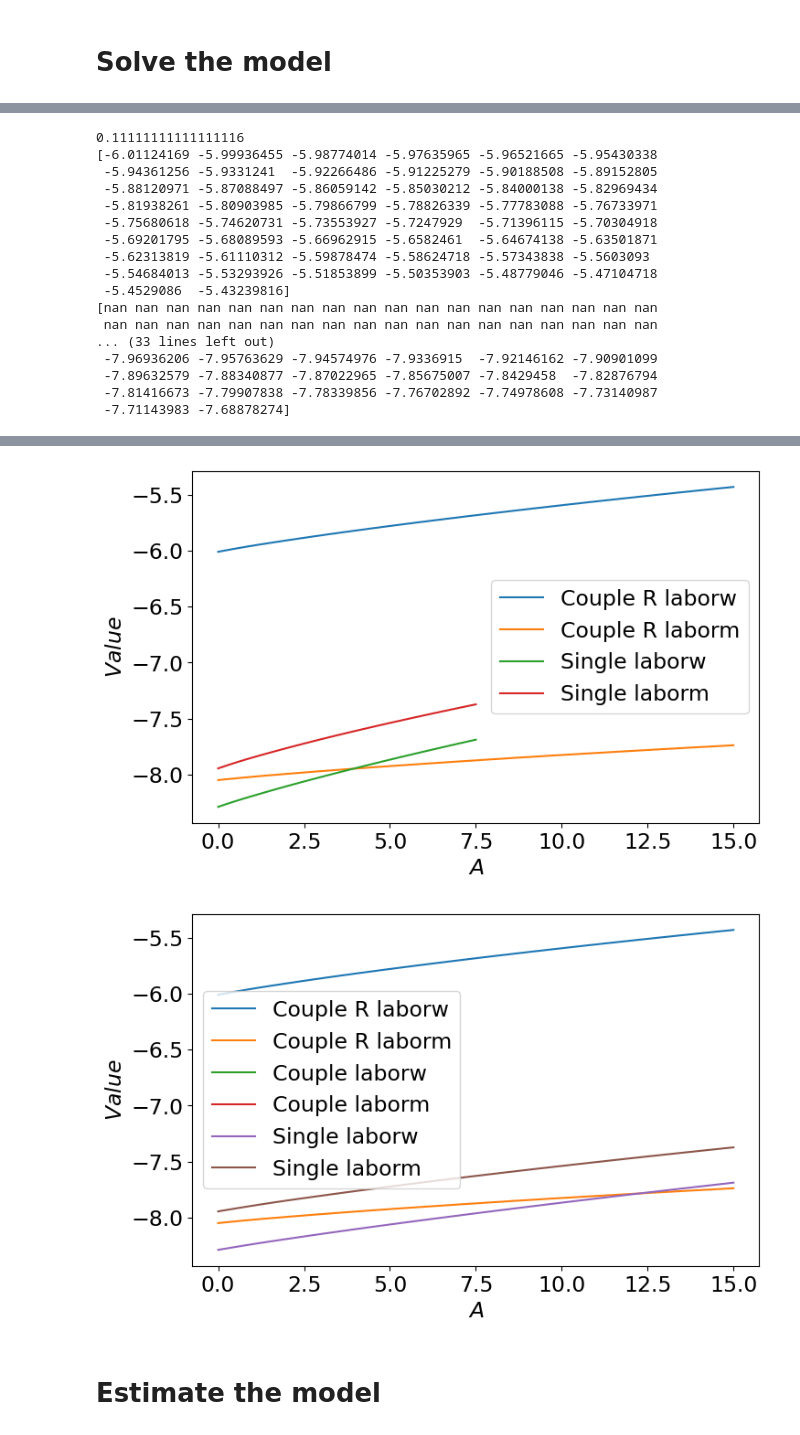
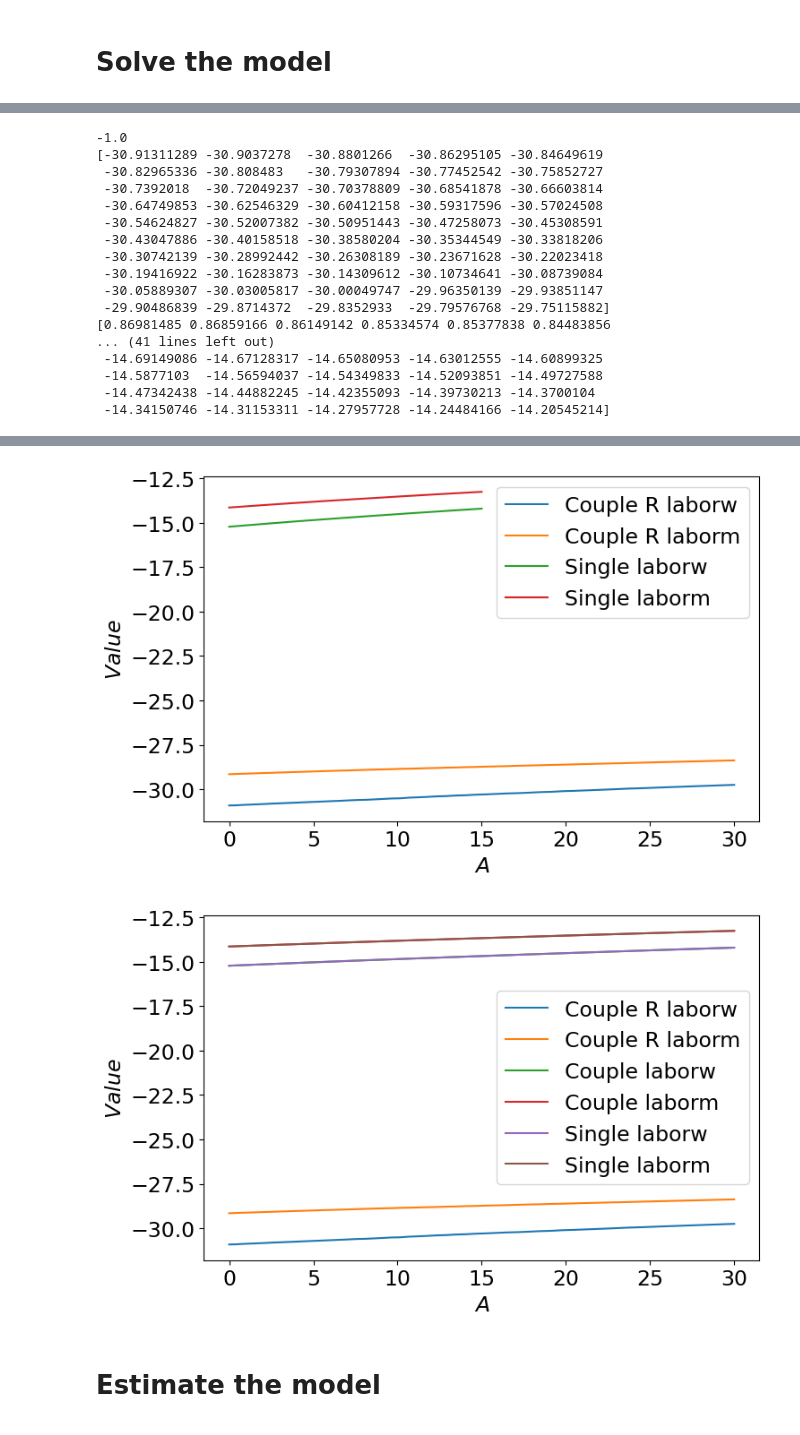
Before and after one commit to ThomasHJorgensen/LimitedCommitmentTest, a Jupyter notebook: Check_Estimate.ipynb, the cells around one changed output, grey strips where cells are left out. Saved outputs shown, nothing was run; the diff lists cells and outputs as text; code cells hidden in the pictures.

Commit message:
update initial barganing

```diff
--- a/Check_Estimate.ipynb
+++ b/Check_Estimate.ipynb
@@ -80,0 +36,20 @@ Wall time: 30min 18s
+# %%
+# compile c++ files
+#T = 20
+##sigma_HK = 0.5
+#sigma_HK_init = 1.0
+#sigma_love = 0.031
+specs = {}
+for T in [10 , 20 ]:
+    for sigma_HK in [0.1,0.5, 1.0]:
+        for sigma_HK_init in [0.1, 0.5, 1.0]:
+            for sigma_love in [0.031 , 0.0001]:
+                #print(T)
+                #specs = specs | {f'model NC, NO_HK_T{T}_sHK{sigma_HK}_initHK{sigma_HK_init}_SL{sigma_love}':{'latexname':'limited', 'par':{ 'T':T, 'sigma_HK':sigma_HK, 'sigma_HK_init': sigma_HK_init, 'sigma_love': sigma_love, 'do_HK': False, 'threads':threads,'bargaining':2}}}
+                specs.update({f'model_FC_NO_HK_T{T}_sHK{sigma_HK}_initHK{sigma_HK_init}_SL{sigma_love}':{'latexname':'limited', 'par':{ 'T':T, 'sigma_K':sigma_HK, 'sigma_K_init': sigma_HK_init, 'sigma_love': sigma_love, 'do_HK': False, 'threads':threads,'bargaining':0}}})
+                specs.update({f'model_LC_NO_HK_T{T}_sHK{sigma_HK}_initHK{sigma_HK_init}_SL{sigma_love}':{'latexname':'limited', 'par':{ 'T':T, 'sigma_K':sigma_HK, 'sigma_K_init': sigma_HK_init, 'sigma_love': sigma_love, 'do_HK': False, 'threads':threads,'bargaining':1}}})
+                specs.update({f'model_NC_NO_HK_T{T}_sHK{sigma_HK}_initHK{sigma_HK_init}_SL{sigma_love}':{'latexname':'limited', 'par':{ 'T':T, 'sigma_K':sigma_HK, 'sigma_K_init': sigma_HK_init, 'sigma_love': sigma_love, 'do_HK': False, 'threads':threads,'bargaining':2}}})
+print(specs)
+
+
+#sigma_HK_init er stort og T er mindre, det burde give, at initialt betyder noget ved FC, ellers er init_HK er kun en periode ud af 20 --> påvirker ikke barganing
@@ -241,11 +347,11 @@ power min [ 0.5  0.5  0.5  0.5  0.5  0.5  0.5 -1.  -1.  -1.  -1.  -1.  -1.  -1.
 # %%
-i_P = 20
+i_P = 8
 #i_P = 8
 i_A = 0
-i_L = 5
+i_L = 0
 i_t = 1
-i_HKw = 0
-i_HKm = 0
+i_HKw = 3
+i_HKm = 3
 t = i_t
 
 
@@ -358,20 +464,20 @@ ax.set_ylabel(f"$Value$")
 plt.legend()
 plt.show()
 # %% [output]
-0.11111111111111116
-[-6.01124169 -5.99936455 -5.98774014 -5.97635965 -5.96521665 -5.95430338
- -5.94361256 -5.9331241  -5.92266486 -5.91225279 -5.90188508 -5.89152805
- -5.88120971 -5.87088497 -5.86059142 -5.85030212 -5.84000138 -5.82969434
- -5.81938261 -5.80903985 -5.79866799 -5.78826339 -5.77783088 -5.76733971
- -5.75680618 -5.74620731 -5.73553927 -5.7247929  -5.71396115 -5.70304918
- -5.69201795 -5.68089593 -5.66962915 -5.6582461  -5.64674138 -5.63501871
- -5.62313819 -5.61110312 -5.59878474 -5.58624718 -5.57343838 -5.5603093
- -5.54684013 -5.53293926 -5.51853899 -5.50353903 -5.48779046 -5.47104718
- -5.4529086  -5.43239816]
-[nan nan nan nan nan nan nan nan nan nan nan nan nan nan nan nan nan nan
- nan nan nan nan nan nan nan nan nan nan nan nan nan nan nan nan nan nan
-... (33 lines left out)
- -7.96936206 -7.95763629 -7.94574976 -7.9336915  -7.92146162 -7.90901099
- -7.89632579 -7.88340877 -7.87022965 -7.85675007 -7.8429458  -7.82876794
- -7.81416673 -7.79907838 -7.78339856 -7.76702892 -7.74978608 -7.73140987
- -7.71143983 -7.68878274]
+-1.0
+[-30.91311289 -30.9037278  -30.8801266  -30.86295105 -30.84649619
+ -30.82965336 -30.808483   -30.79307894 -30.77452542 -30.75852727
+ -30.7392018  -30.72049237 -30.70378809 -30.68541878 -30.66603814
+ -30.64749853 -30.62546329 -30.60412158 -30.59317596 -30.57024508
+ -30.54624827 -30.52007382 -30.50951443 -30.47258073 -30.45308591
+ -30.43047886 -30.40158518 -30.38580204 -30.35344549 -30.33818206
+ -30.30742139 -30.28992442 -30.26308189 -30.23671628 -30.22023418
+ -30.19416922 -30.16283873 -30.14309612 -30.10734641 -30.08739084
+ -30.05889307 -30.03005817 -30.00049747 -29.96350139 -29.93851147
+ -29.90486839 -29.8714372  -29.8352933  -29.79576768 -29.75115882]
+[0.86981485 0.86859166 0.86149142 0.85334574 0.85377838 0.84483856
+... (41 lines left out)
+ -14.69149086 -14.67128317 -14.65080953 -14.63012555 -14.60899325
+ -14.5877103  -14.56594037 -14.54349833 -14.52093851 -14.49727588
+ -14.47342438 -14.44882245 -14.42355093 -14.39730213 -14.3700104
+ -14.34150746 -14.31153311 -14.27957728 -14.24484166 -14.20545214]
@@ -382,4 +488,4 @@ plt.show()
-[figure, old version]
+[figure, new version]
-[figure, old version]
+[figure, new version]
 # %% [markdown]
 # Estimate the model
```
Also changed, not shown: parts of 10 cells of this notebook, 44 other files.
